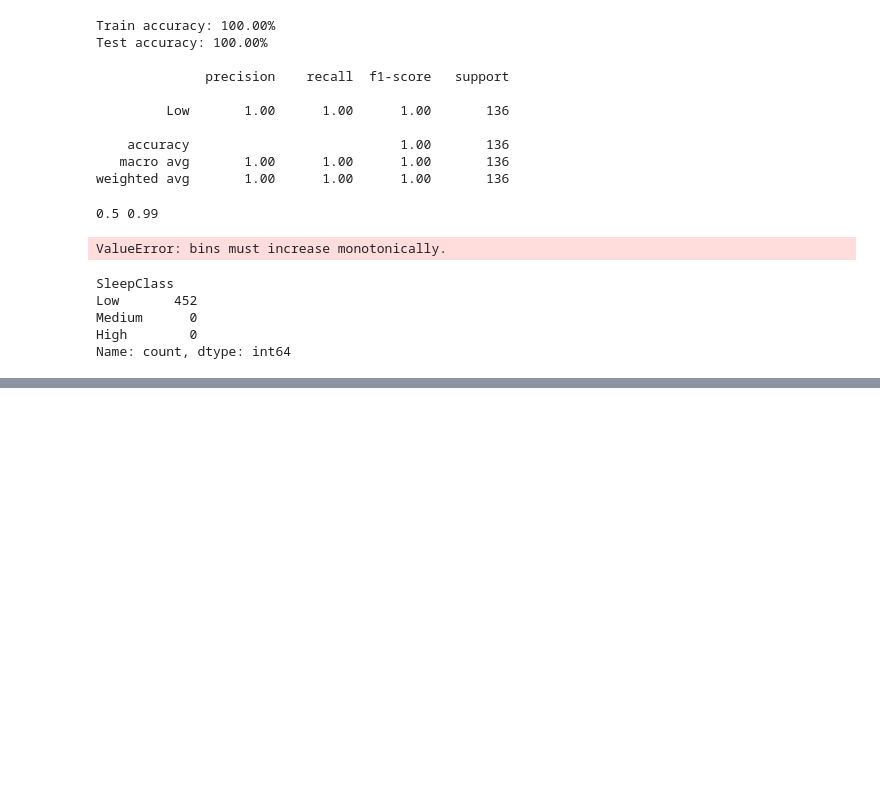
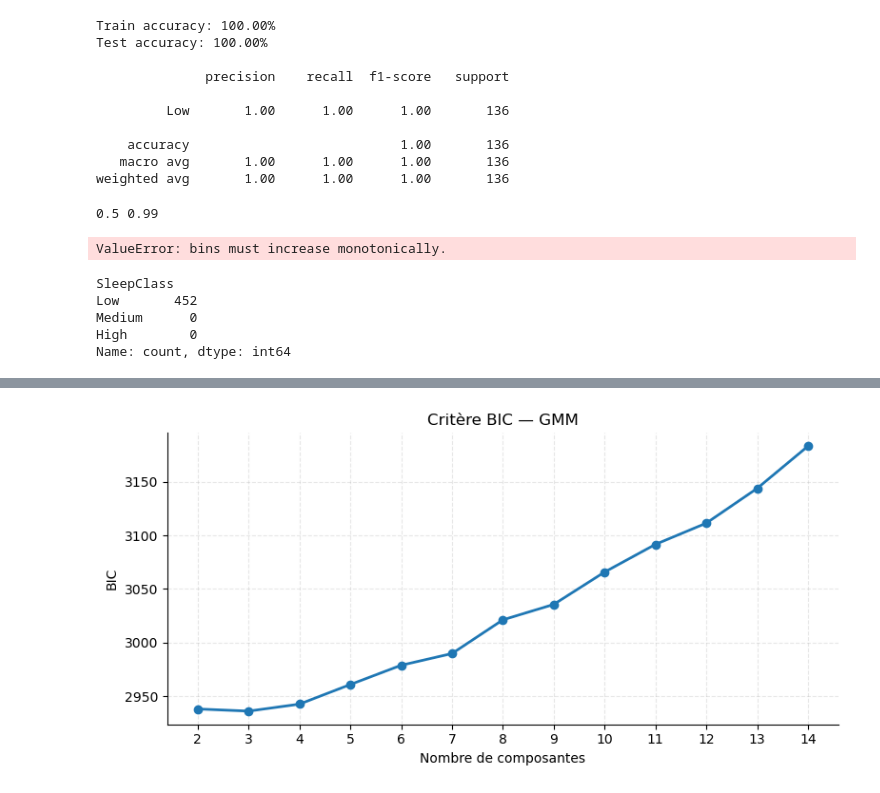
Before and after one commit to AhmedBousbih/Projet-analyse-de-donn-es, a Jupyter notebook: Projet_Analyse_de_données.ipynb, the cells around one changed output, grey strips where cells are left out. Saved outputs shown, nothing was run; the diff lists cells and outputs as text; code cells hidden in the pictures; blank space fills up the shorter version.

Commit message:
Ajout partie GMM : BIC, silhouette, clustering et interprétation

```diff
--- a/Projet_Analyse_de_données.ipynb
+++ b/Projet_Analyse_de_données.ipynb
@@ -552,0 +558,29 @@ Name: count, dtype: int64
+# %%
+from sklearn.mixture import GaussianMixture
+from sklearn.metrics import silhouette_score
+
+k_max = 15
+
+bic = np.array([
+    GaussianMixture(n_components=k, init_params="kmeans", n_init=3, random_state=0)
+    .fit(projected).bic(projected)
+    for k in range(2, k_max)
+])
+
+# --- #
+
+fig, ax = plt.subplots(figsize=(8, 4))
+
+ax.plot(range(2, k_max), bic, marker="o",
+        linewidth=2, markersize=6)
+ax.set_xlabel("Nombre de composantes")
+ax.set_ylabel("BIC")
+ax.set_title("Critère BIC — GMM")
+ax.set_xticks(range(2, k_max))
+ax.spines[["top", "right"]].set_visible(False)
+ax.grid(True, linestyle="--", alpha=0.3)
+
+plt.tight_layout()
+plt.show()
+# %% [output]
+[figure, added]
```
Also changed, not shown: parts of 13 cells of this notebook.
